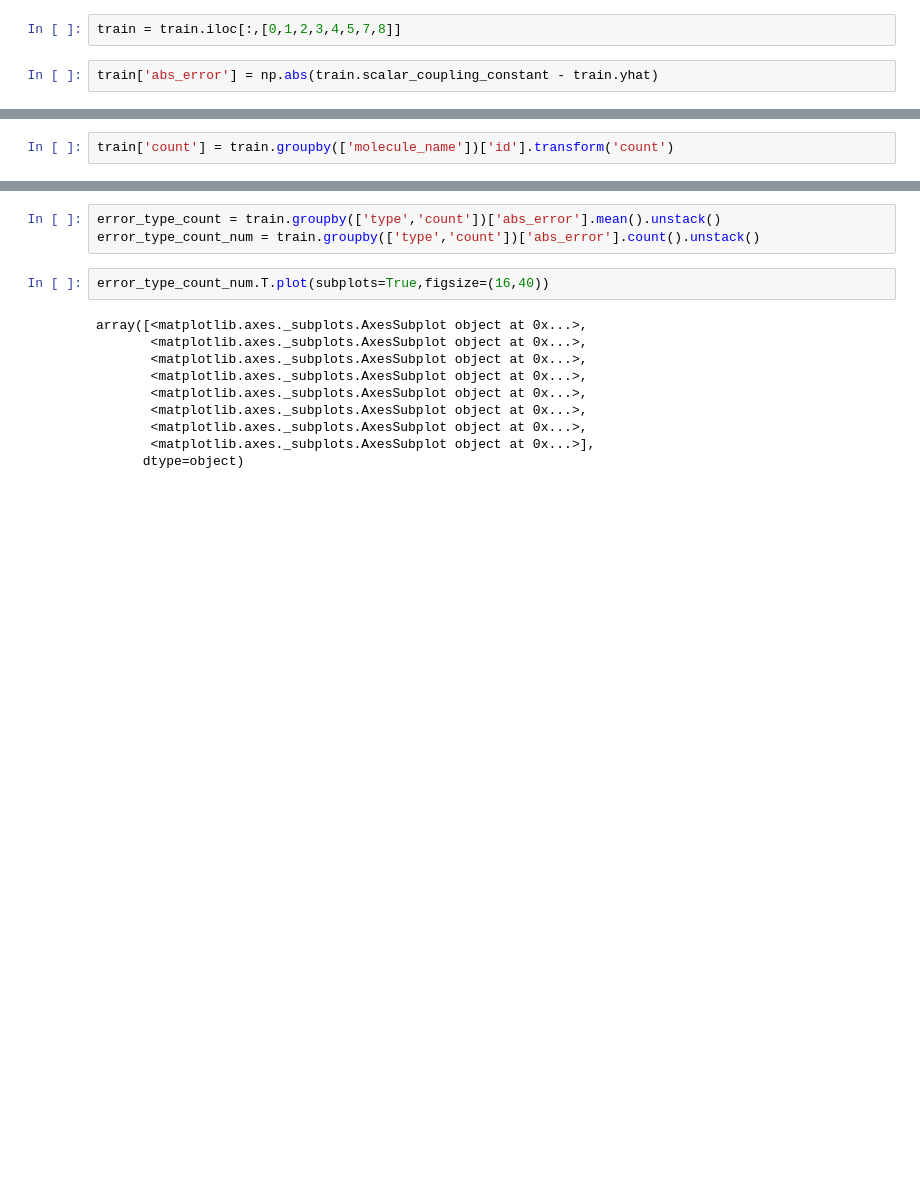
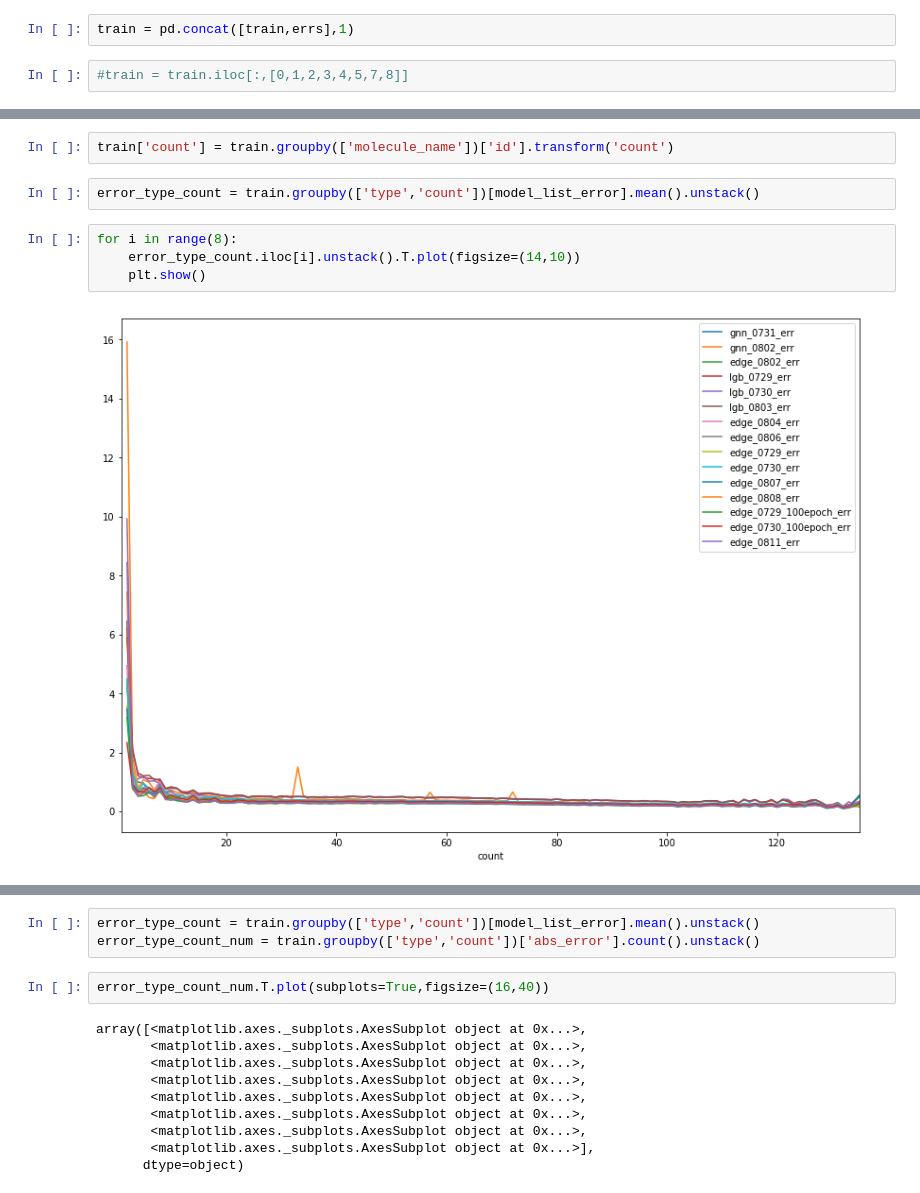
Before and after one commit to zhenlan0426/QM, a Jupyter notebook: EDA_5folds.ipynb, the cells around one changed output, grey strips where cells are left out. Saved outputs shown, nothing was run; the diff lists cells and outputs as text; blank space fills up the shorter version.

```diff
--- a/EDA_5folds.ipynb
+++ b/EDA_5folds.ipynb
@@ -12,4 +44,4 @@ train = pd.concat([train,train_MEGNet_5folds],1)
+# %%
+train = pd.concat([train,errs],1)
 # %%
-train = train.iloc[:,[0,1,2,3,4,5,7,8]]
+#train = train.iloc[:,[0,1,2,3,4,5,7,8]]
-# %%
-train['abs_error'] = np.abs(train.scalar_coupling_constant - train.yhat)
@@ -16,2 +53,10 @@ train['abs_error'] = np.abs(train.scalar_coupling_constant - train.yhat)
 # %%
 train['count'] = train.groupby(['molecule_name'])['id'].transform('count')
+# %%
+error_type_count = train.groupby(['type','count'])[model_list_error].mean().unstack()
+# %%
+for i in range(8):
+    error_type_count.iloc[i].unstack().T.plot(figsize=(14,10))
+    plt.show()
+# %% [output]
+[figure, added]
@@ -18,5 +70,5 @@ train['count'] = train.groupby(['molecule_name'])['id'].transform('count')
 # %%
-error_type_count = train.groupby(['type','count'])['abs_error'].mean().unstack()
+error_type_count = train.groupby(['type','count'])[model_list_error].mean().unstack()
 error_type_count_num = train.groupby(['type','count'])['abs_error'].count().unstack()
 # %%
 error_type_count_num.T.plot(subplots=True,figsize=(16,40))
```
Also changed, not shown: parts of 12 cells of this notebook, 6 other files.
